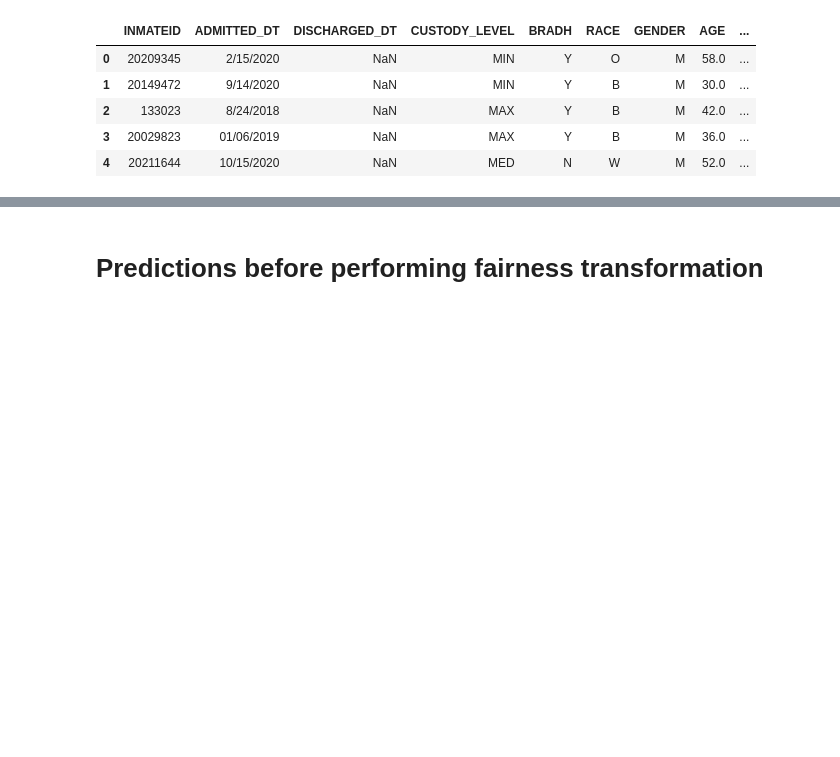
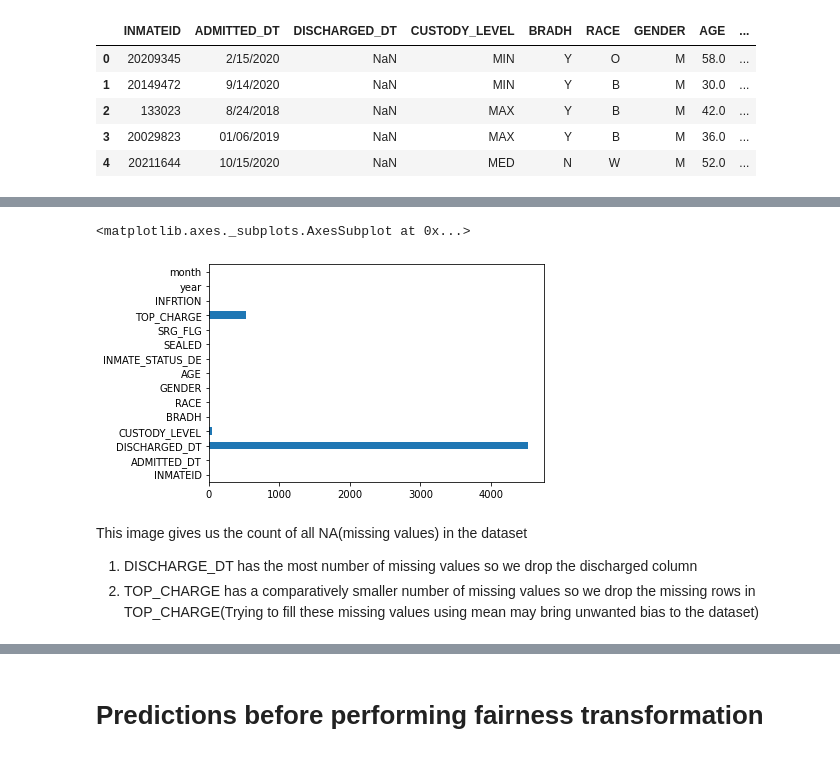
Before and after one commit to FrancisDcruz/OpenFairness, a Jupyter notebook: crime_fareness_.ipynb, the cells around one changed output, grey strips where cells are left out. Saved outputs shown, nothing was run; the diff lists cells and outputs as text; code cells hidden in the pictures; blank space fills up the shorter version.

```diff
--- a/crime_fareness_.ipynb
+++ b/crime_fareness_.ipynb
@@ -156,0 +126,9 @@ y=data.iloc[:,-1].values
+# %%
+data.isna().sum().plot(kind='barh')
+# %% [output]
+<matplotlib.axes._subplots.AxesSubplot at 0x...>
+[figure, added]
+# %% [markdown]
+This image gives us the count of all NA(missing values) in the dataset
+1.   DISCHARGE_DT has the most number of missing values so we drop the discharged column
+2.   TOP_CHARGE has a comparatively smaller number of missing values so we drop the missing rows in TOP_CHARGE(Trying to fill these missing values using mean may bring unwanted bias to the dataset)
```
Also changed, not shown: parts of 91 cells of this notebook.
